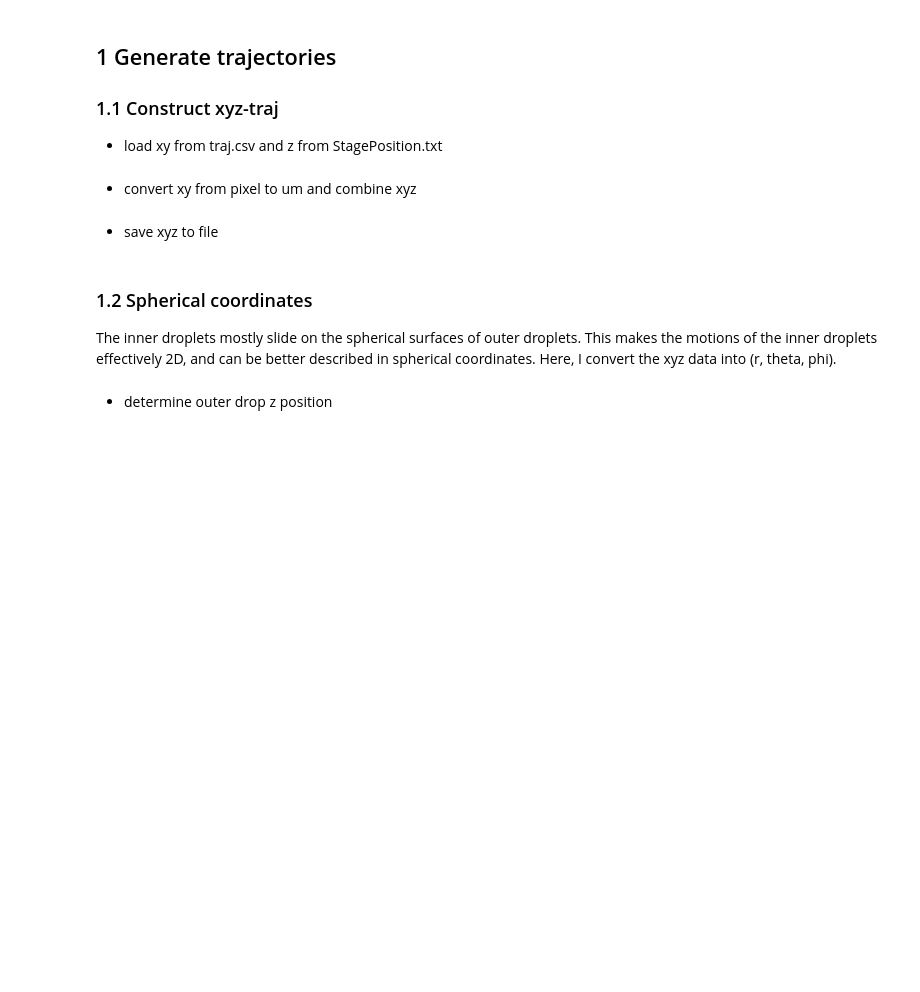
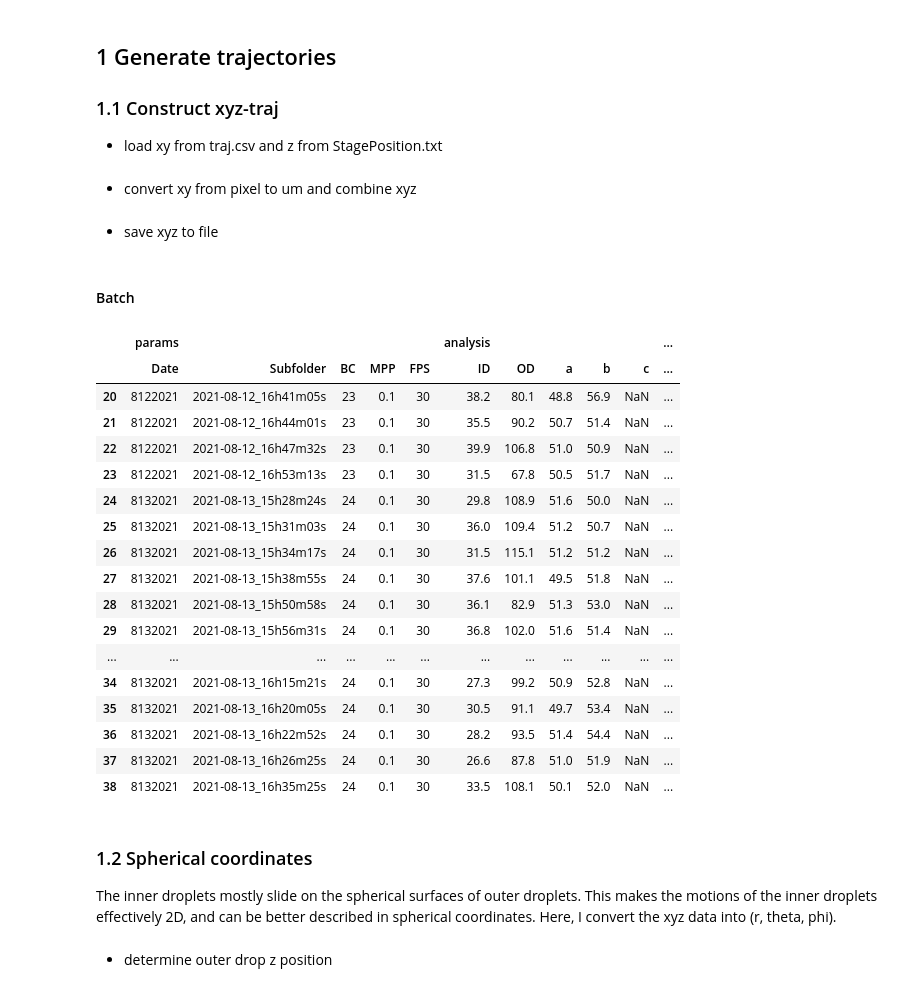
Before and after one commit to ZLoverty/DE, a Jupyter notebook: Code/Trajectory-analysis/3D trajectory.ipynb, the cells around one changed output. Cells and saved outputs as stored; diff of their text form; code cells hidden in the pictures; blank space fills up the shorter version.

```diff
--- a/Code/Trajectory-analysis/3D trajectory.ipynb
+++ b/Code/Trajectory-analysis/3D trajectory.ipynb
@@ -48,3 +49,28 @@ xyPosition = xyPosition.assign(z=stagePosition['z'].loc[ind])  # concatenate z d
 # %%
 xyz_traj = xyPosition[['x', 'y', 'z']]
 xyz_traj.to_csv(os.path.join(folder, 'crop_HoughCircles', 'xyz-traj.csv'), float_format='%.1f')
+# %% [markdown]
+#### Batch
+# %%
+log = pd.read_csv(os.path.join('../../Data', 'main_log.csv'), header=[0,1])
+slog = log.loc[(log[('params', 'Date')]==8132021)|(log[('params', 'Date')]==8122021)]
+slog
+# %% [output]
+|  | params |  |  |  |  | analysis |  |  |  |  | ... |
+|  | Date | Subfolder | BC | MPP | FPS | ID | OD | a | b | c | ... |
+| 20 | 8122021 | 2021-08-12_16h41m05s | 23 | 0.1 | 30 | 38.2 | 80.1 | 48.8 | 56.9 | NaN | ... |
+| 21 | 8122021 | 2021-08-12_16h44m01s | 23 | 0.1 | 30 | 35.5 | 90.2 | 50.7 | 51.4 | NaN | ... |
+| 22 | 8122021 | 2021-08-12_16h47m32s | 23 | 0.1 | 30 | 39.9 | 106.8 | 51.0 | 50.9 | NaN | ... |
+| 23 | 8122021 | 2021-08-12_16h53m13s | 23 | 0.1 | 30 | 31.5 | 67.8 | 50.5 | 51.7 | NaN | ... |
+| 24 | 8132021 | 2021-08-13_15h28m24s | 24 | 0.1 | 30 | 29.8 | 108.9 | 51.6 | 50.0 | NaN | ... |
+| 25 | 8132021 | 2021-08-13_15h31m03s | 24 | 0.1 | 30 | 36.0 | 109.4 | 51.2 | 50.7 | NaN | ... |
+| 26 | 8132021 | 2021-08-13_15h34m17s | 24 | 0.1 | 30 | 31.5 | 115.1 | 51.2 | 51.2 | NaN | ... |
+| 27 | 8132021 | 2021-08-13_15h38m55s | 24 | 0.1 | 30 | 37.6 | 101.1 | 49.5 | 51.8 | NaN | ... |
+| 28 | 8132021 | 2021-08-13_15h50m58s | 24 | 0.1 | 30 | 36.1 | 82.9 | 51.3 | 53.0 | NaN | ... |
+| 29 | 8132021 | 2021-08-13_15h56m31s | 24 | 0.1 | 30 | 36.8 | 102.0 | 51.6 | 51.4 | NaN | ... |
+| ... | ... | ... | ... | ... | ... | ... | ... | ... | ... | ... | ... |
+| 34 | 8132021 | 2021-08-13_16h15m21s | 24 | 0.1 | 30 | 27.3 | 99.2 | 50.9 | 52.8 | NaN | ... |
+| 35 | 8132021 | 2021-08-13_16h20m05s | 24 | 0.1 | 30 | 30.5 | 91.1 | 49.7 | 53.4 | NaN | ... |
+| 36 | 8132021 | 2021-08-13_16h22m52s | 24 | 0.1 | 30 | 28.2 | 93.5 | 51.4 | 54.4 | NaN | ... |
+| 37 | 8132021 | 2021-08-13_16h26m25s | 24 | 0.1 | 30 | 26.6 | 87.8 | 51.0 | 51.9 | NaN | ... |
+| 38 | 8132021 | 2021-08-13_16h35m25s | 24 | 0.1 | 30 | 33.5 | 108.1 | 50.1 | 52.0 | NaN | ... |
```
Also changed, not shown: parts of 5 cells of this notebook, 4 other files.
